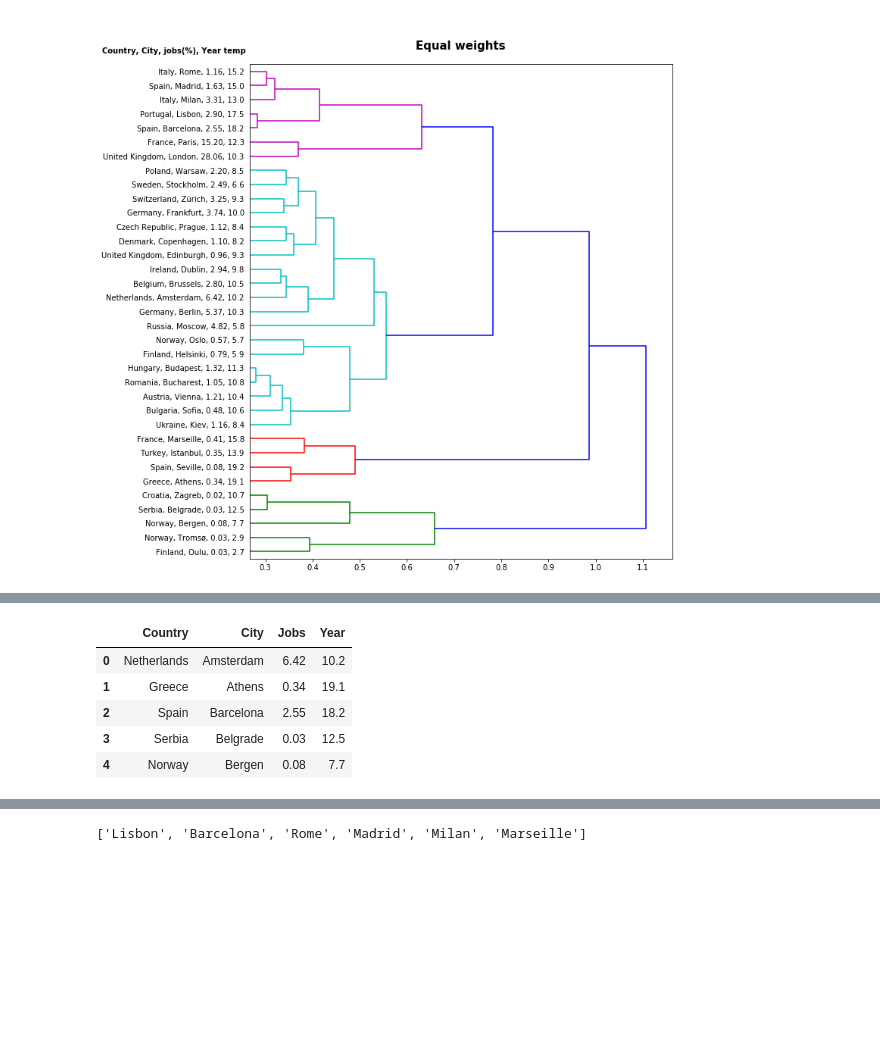
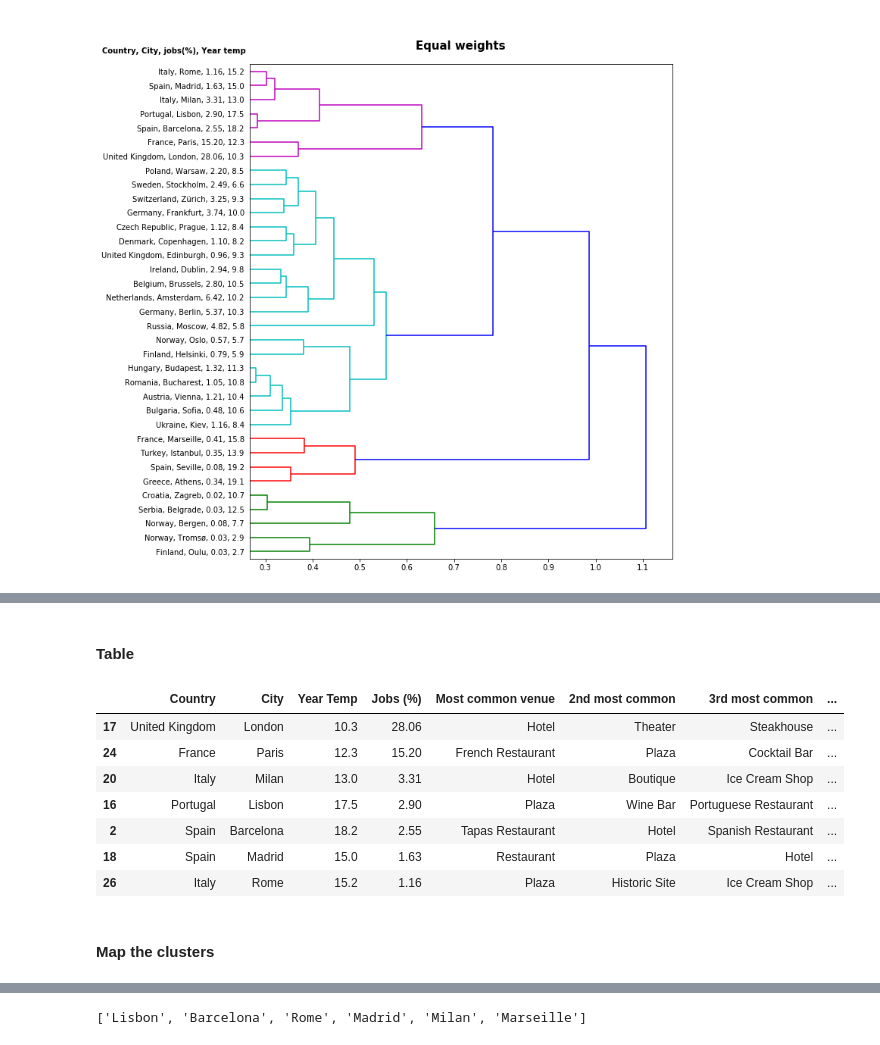
Before and after one commit to rareal/Coursera_Capstone, a Jupyter notebook: Capstone_final_report_code.ipynb, the cells around one changed output, grey strips where cells are left out. Drawn from its saved outputs; the diff is of its cells as text; code cells hidden in the pictures; blank space fills up the shorter version.

```diff
--- a/Capstone_final_report_code.ipynb
+++ b/Capstone_final_report_code.ipynb
@@ -383,0 +387,10 @@ ctjf_data.iloc[:5,:16]
+# %%
+pres_table = assembled_data[['Country','City','Year']].copy()
+pres_table['Jobs (%)'] = assembled_data.job_index.apply(lambda x: x*100).round(2)
+pres_table.rename(columns={'Year':'Year Temp'},inplace=True)
+mc_venues = pd.DataFrame([[cc]+list(ctjf_data.loc[ctjf_data.City==cc].iloc[:,np.r_[0,14:313]].set_index('City')\
+    .T.sort_values(by=cc,ascending=False).iloc[:5,:].index.values) for cc in pres_table.City],\
+    columns='City, Most common venue, 2nd most common, 3rd most common, 4th most common, 5th most common'\
+    .split(', '))
+pres_tablef = pd.merge(pres_table,mc_venues)
+pres_tablef.head()
@@ -413,10 +433,12 @@ from sklearn.preprocessing import MinMaxScaler
 # %%
 # Function to get the dissimilarity matrix for the temp-job-foursquare data
-def ctjf_wmink(tw,jw,fw):
+def ctjf_wmink(df,tw,jw,fw):
     ## temp_weight,job_weight,foursquare_weight
     # data scaling
-    x = ctjf_data2.iloc[:,1:].values
+    x = df.iloc[:,1:].values
     X = MinMaxScaler().fit(x).transform(x)
+    #X = StandardScaler().fit(x).transform(x)
+
     # weights
     l1,l2,l3 = 12,1,300 #of features for each class of data
     wl = np.array([[tw,jw,fw],[l1,l2,l3]])
@@ -431,5 +458,5 @@ def ctjf_wmink(tw,jw,fw):
 # %%
-cdx = ctjf_wmink(tw=1,jw=1,fw=1)
+cdx = ctjf_wmink(ctjf_data2,tw=1,jw=1,fw=1)
 #ctjf_dendro(cdx,'')
 # labels = ttable.City.values
 df = assembled_data
@@ -475,10 +479,18 @@ df_lbl.sort_values(by=['Cluster','Jobs'],ascending=False)
-# %%
-df_lbl = pd.DataFrame([x.split(', ') for x in labels],columns='Country,City,Jobs,Year'.split(','))
-df_lbl.head()
-# %% [output]
-|  | Country | City | Jobs | Year |
-| 0 | Netherlands | Amsterdam | 6.42 | 10.2 |
-| 1 | Greece | Athens | 0.34 | 19.1 |
-| 2 | Spain | Barcelona | 2.55 | 18.2 |
-| 3 | Serbia | Belgrade | 0.03 | 12.5 |
-| 4 | Norway | Bergen | 0.08 | 7.7 |
+# %% [markdown]
+#### Table
+# %%
+# choosing the cluster that has Lisbon
+c0_pres_table = pres_tablef.copy()
+c0_pres_table['Cluster'] = hierarchy.fcluster(ccdx,0.7*max(ccdx[:,2]),'distance') #0.7*max(Z[:,2]) is the default dendrogram cut method for the colors
+c0_pres_table.loc[c0_pres_table.Cluster==4].sort_values(by=['Cluster','Jobs (%)'],ascending=False)
+# %% [output]
+|  | Country | City | Year Temp | Jobs (%) | Most common venue | 2nd most common | 3rd most common | ... |
+| 17 | United Kingdom | London | 10.3 | 28.06 | Hotel | Theater | Steakhouse | ... |
+| 24 | France | Paris | 12.3 | 15.20 | French Restaurant | Plaza | Cocktail Bar | ... |
+| 20 | Italy | Milan | 13.0 | 3.31 | Hotel | Boutique | Ice Cream Shop | ... |
+| 16 | Portugal | Lisbon | 17.5 | 2.90 | Plaza | Wine Bar | Portuguese Restaurant | ... |
+| 2 | Spain | Barcelona | 18.2 | 2.55 | Tapas Restaurant | Hotel | Spanish Restaurant | ... |
+| 18 | Spain | Madrid | 15.0 | 1.63 | Restaurant | Plaza | Hotel | ... |
+| 26 | Italy | Rome | 15.2 | 1.16 | Plaza | Historic Site | Ice Cream Shop | ... |
+# %% [markdown]
+#### Map the clusters
```
Also changed, not shown: parts of 15 cells of this notebook.
